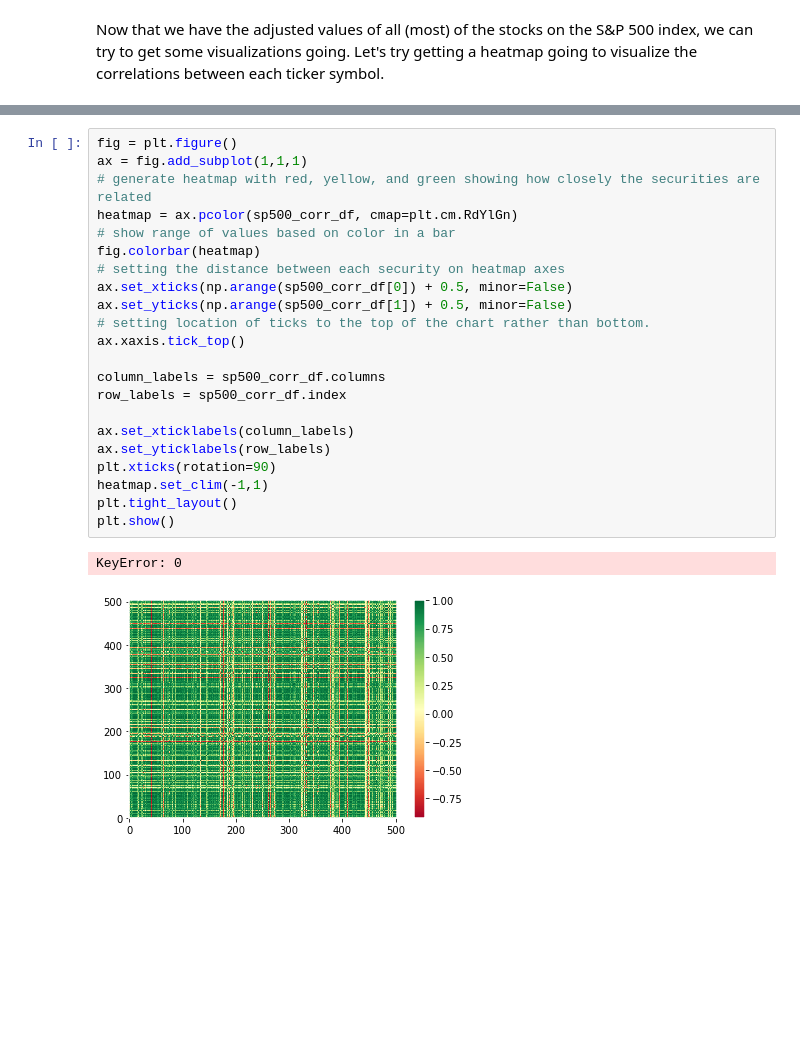
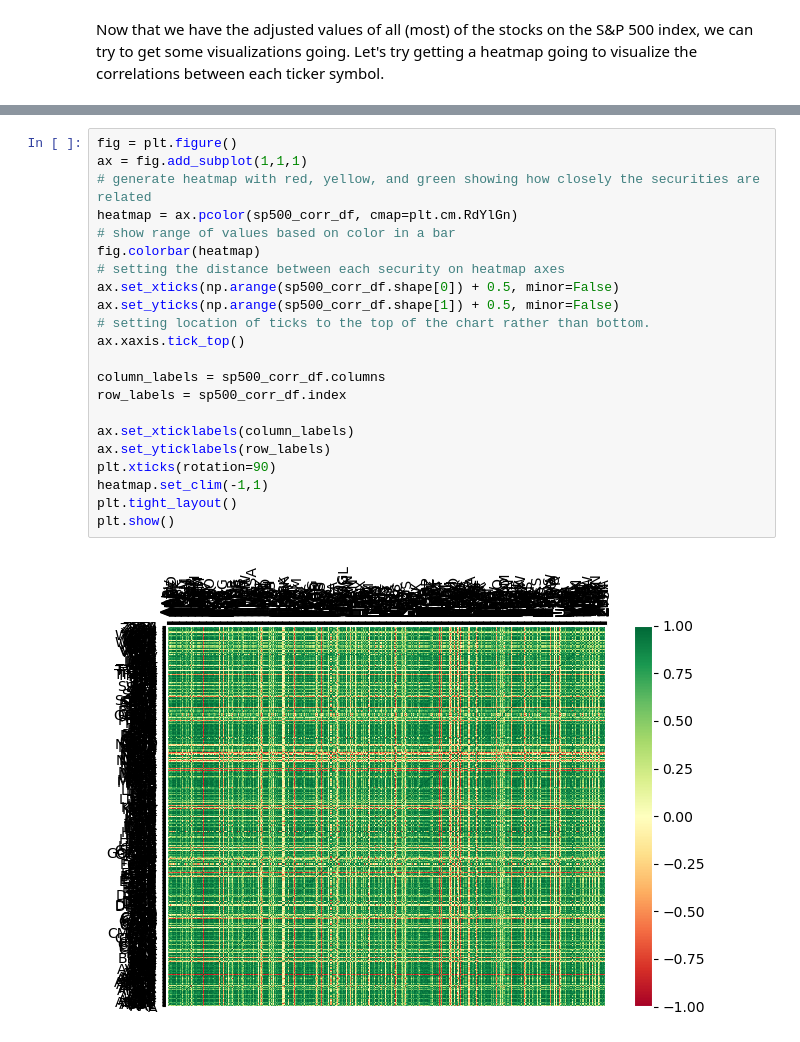
Before and after one commit to yepterence/Stock-Analysis, a Jupyter notebook: Stock-data-exploration.ipynb, the cells around one changed output, grey strips where cells are left out. Cells and saved outputs as stored; diff of their text form; blank space fills up the shorter version.

Commit message:
managed to run helper functions in notebook, added heatmap of correlational data between securities. To-Do: Fix helper label function

```diff
--- a/Stock-data-exploration.ipynb
+++ b/Stock-data-exploration.ipynb
@@ -187,25 +188,24 @@ sp500_corr_df.head()
 # %%
 fig = plt.figure()
 ax = fig.add_subplot(1,1,1)
 # generate heatmap with red, yellow, and green showing how closely the securities are related
 heatmap = ax.pcolor(sp500_corr_df, cmap=plt.cm.RdYlGn)
 # show range of values based on color in a bar
 fig.colorbar(heatmap)
 # setting the distance between each security on heatmap axes
-ax.set_xticks(np.arange(sp500_corr_df[0]) + 0.5, minor=False)
-ax.set_yticks(np.arange(sp500_corr_df[1]) + 0.5, minor=False)
+ax.set_xticks(np.arange(sp500_corr_df.shape[0]) + 0.5, minor=False)
+ax.set_yticks(np.arange(sp500_corr_df.shape[1]) + 0.5, minor=False)
 # setting location of ticks to the top of the chart rather than bottom.
 ax.xaxis.tick_top()
 
 column_labels = sp500_corr_df.columns
 row_labels = sp500_corr_df.index
 
 ax.set_xticklabels(column_labels)
 ax.set_yticklabels(row_labels)
 plt.xticks(rotation=90)
 heatmap.set_clim(-1,1)
 plt.tight_layout()
 plt.show()
 # %% [output]
-KeyError: 0
-[figure, old version]
+[figure, new version]
```
Also changed, not shown: parts of 7 cells of this notebook.
